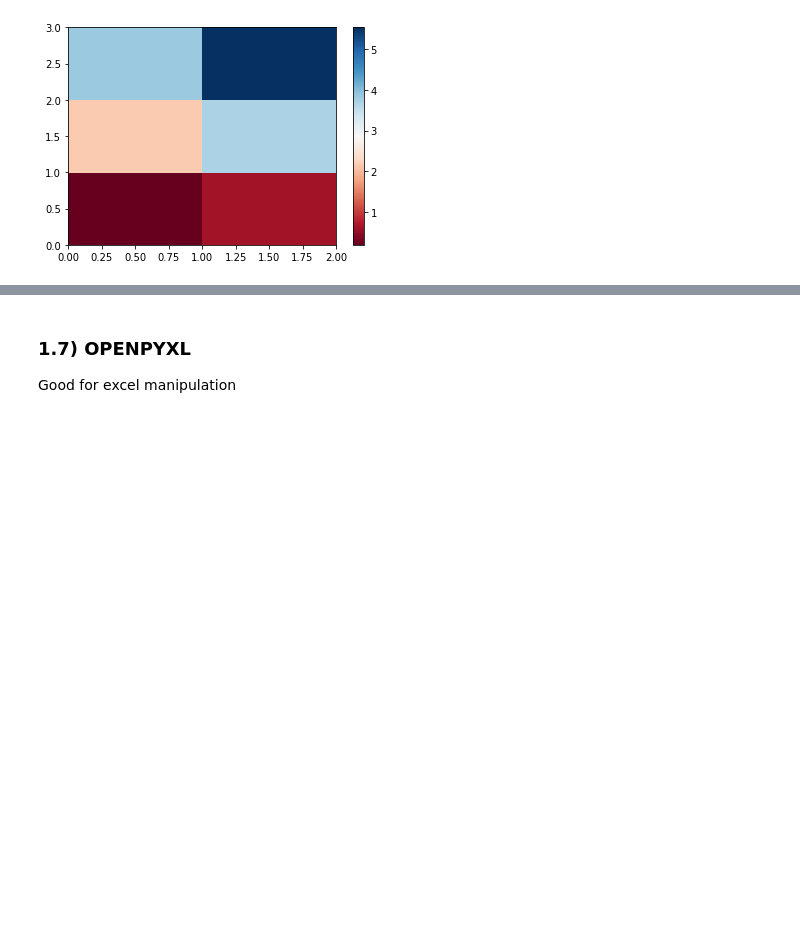
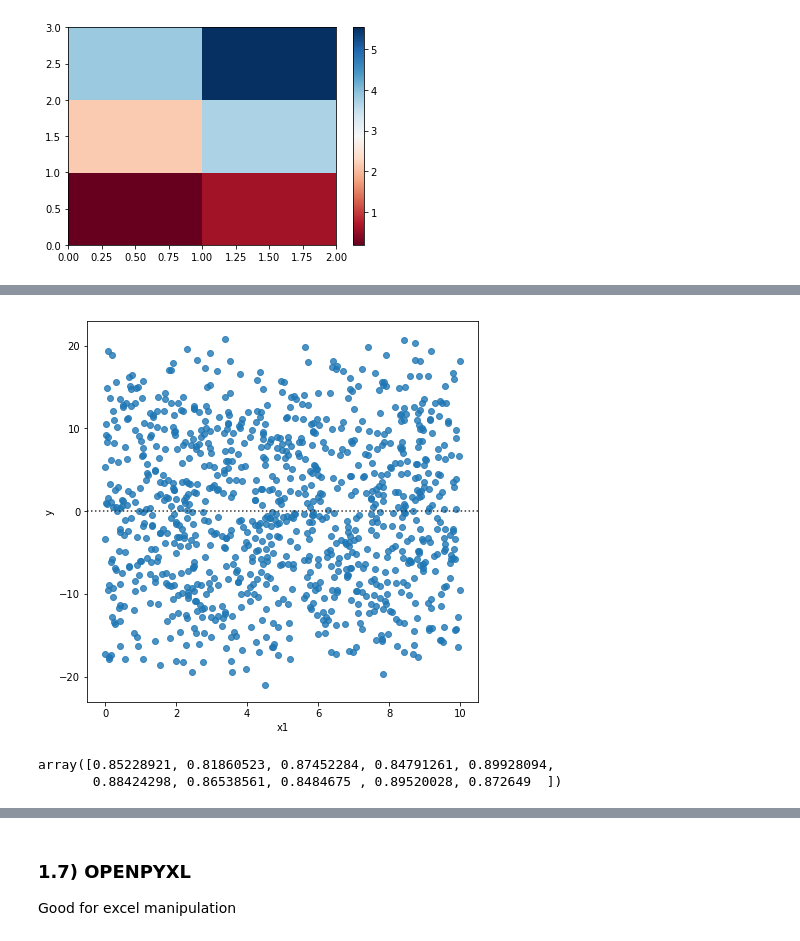
Before and after one commit to hheimpel/Python_samples, a Jupyter notebook: General_Python.ipynb, the cells around one changed output, grey strips where cells are left out. Saved outputs shown, nothing was run; the diff lists cells and outputs as text; code cells hidden in the pictures; blank space fills up the shorter version.

```diff
--- a/General_Python.ipynb
+++ b/General_Python.ipynb
@@ -713,0 +763,17 @@ csv
+# %%
+plt.figure(figsize=(7,7))
+sns.residplot(lm_DF['x1'],y)
+plt.show()
+# %% [output]
+[figure, added]
+# %%
+#Cross-validation
+
+from sklearn.model_selection import train_test_split, cross_val_score
+
+xtrain,xtest,ytrain,ytest = train_test_split(x,y,test_size=300,random_state=1234)
+cross_val = cross_val_score(lm,x,y,cv=10)
+cross_val #Array with R2 for each testing set
+# %% [output]
+array([0.85228921, 0.81860523, 0.87452284, 0.84791261, 0.89928094,
+       0.88424298, 0.86538561, 0.8484675 , 0.89520028, 0.872649  ])
```
Also changed, not shown: parts of 9 cells of this notebook.
